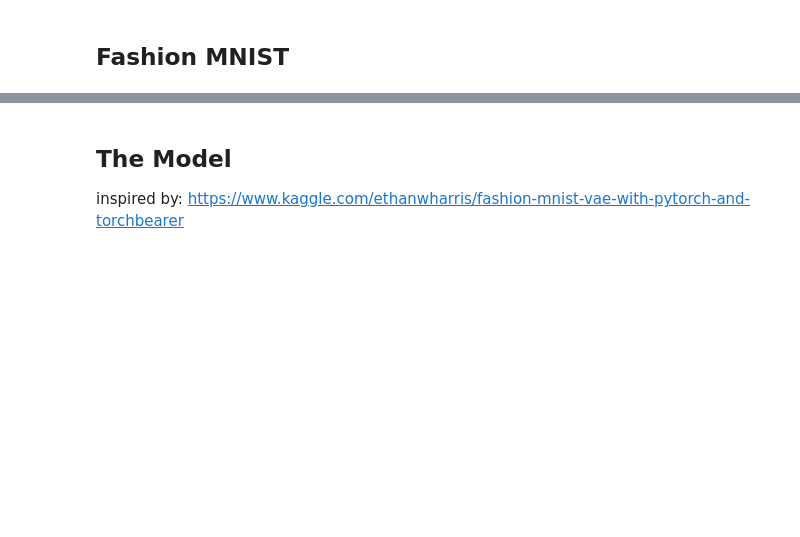
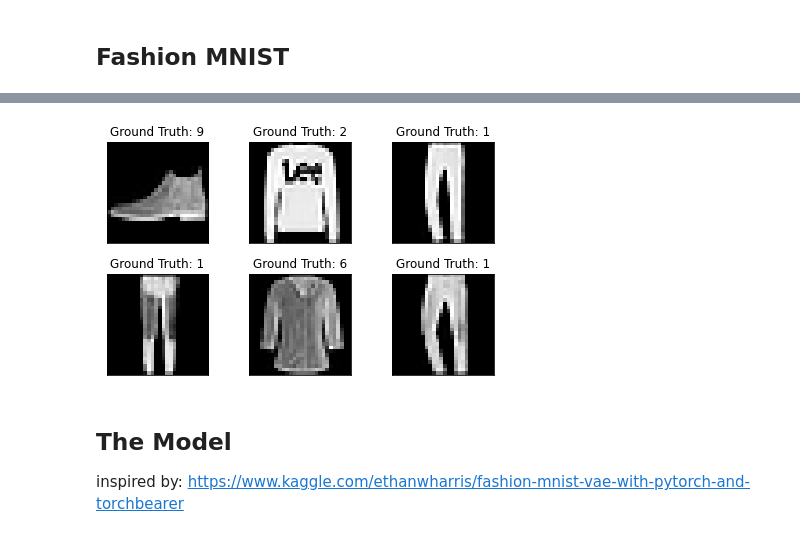
Before and after one commit to BenjaminEriksen95/VAEGen, a Jupyter notebook: simple_vae.ipynb, the cells around one changed output, grey strips where cells are left out. Cells and saved outputs as stored; diff of their text form; code cells hidden in the pictures; blank space fills up the shorter version.

```diff
--- a/simple_vae.ipynb
+++ b/simple_vae.ipynb
@@ -63,0 +81,21 @@ from torchvision.datasets import FashionMNIST
+# %%
+from torchvision.datasets import FashionMNIST
+
+# transforms into tensor, can be extend
+transformations = transforms.Compose([transforms.ToTensor()])
+
+
+# Define the train and test sets
+train_data = FashionMNIST("./", train=True,  transform=transformations, download=True)
+test_data  = FashionMNIST("./", train=False, transform=transformations)
+
+
+#def stratified_sampler(labels):
+#    """Sampler that only picks datapoints corresponding to the specified classes"""
+#    (indices,) = np.where(reduce(lambda x, y: x | y, [labels.numpy() == i for i in classes]))
+#    indices = torch.from_numpy(indices)
+#    return SubsetRandomSampler(indices)
+
+#load the datasets into DataLoader classes, sampler removed!
+train_loader = DataLoader(train_data, batch_size=batch_size)
+test_loader  = DataLoader(test_data, batch_size=eval_batch_size)
@@ -64,3 +114,22 @@ from torchvision.datasets import FashionMNIST
+# %%
+# https://nextjournal.com/gkoehler/pytorch-mnist
+# Print from testset
+examples = enumerate(test_loader)
+batch_idx, (example_data, example_targets) = next(examples)
+
+
+fig = plt.figure()
+for i in range(6):
+  plt.subplot(2,3,i+1)
+  plt.tight_layout()
+  plt.imshow(example_data[i][0], cmap='gray', interpolation='none')
+  plt.title("Ground Truth: {}".format(example_targets[i]))
+  plt.xticks([])
+  plt.yticks([])
+
+plt.show()
+# %% [output]
+[figure, added]
 # %% [markdown]
 ## The Model
 
```
Also changed, not shown: parts of 12 cells of this notebook.
